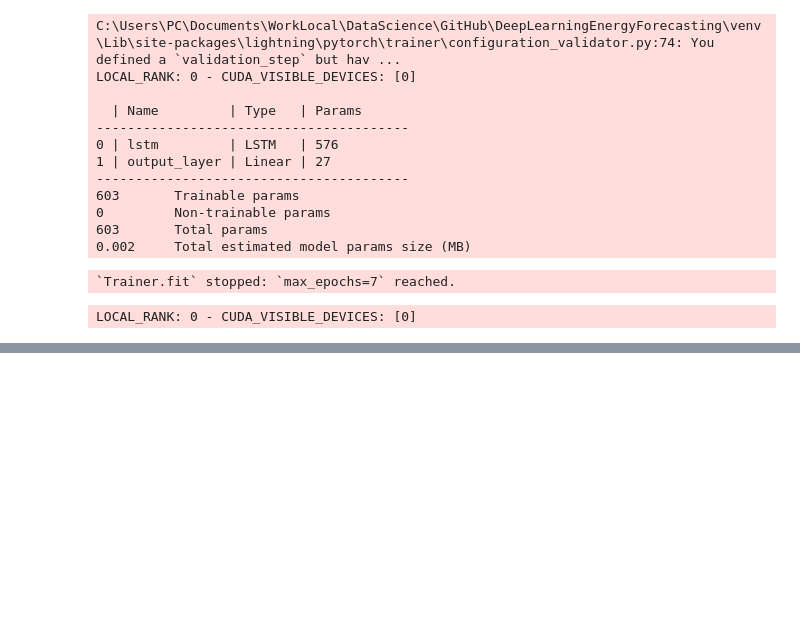
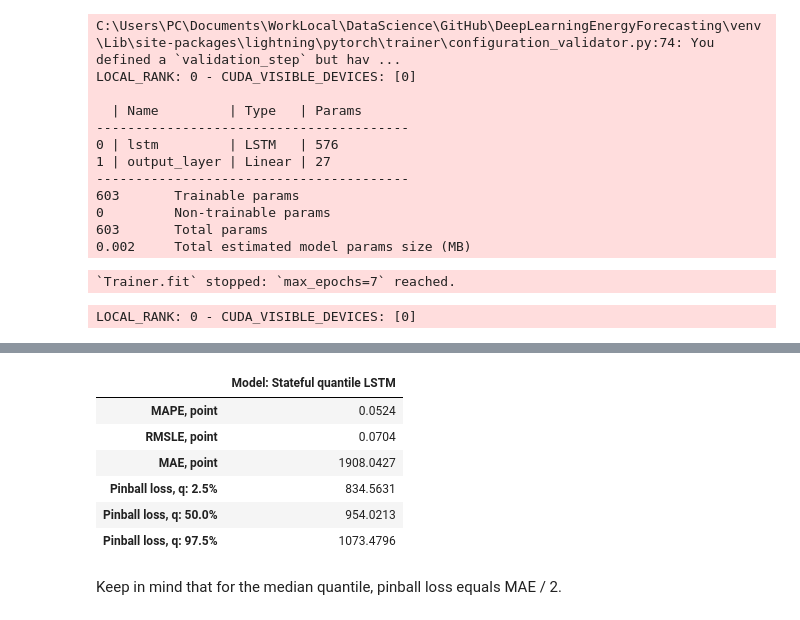
Before and after one commit to AhmetZamanis/DeepLearningEnergyForecasting, a Jupyter notebook: 3.1_QuantileLSTM.ipynb, the cells around one changed output, grey strips where cells are left out. Cells and saved outputs as stored; diff of their text form; code cells hidden in the pictures; blank space fills up the shorter version.

```diff
--- a/3.1_QuantileLSTM.ipynb
+++ b/3.1_QuantileLSTM.ipynb
@@ -1017,2 +1041,29 @@ _ = plt.fill_between(
 # %%
-# Calculate performance metrics: MAE, RMSLE, MAPE
+# Calculate performance metrics: MAE, RMSLE, MAPE, pinball
+rounding = 4
+pd.DataFrame([
+    mape(df_test_output.consumption_MWh, df_preds.pred_point),
+    rmsle(df_test_output.consumption_MWh, df_preds.pred_point),
+    mae(df_test_output.consumption_MWh, df_preds.pred_point),
+    pinball(df_test_output.consumption_MWh, df_preds.pred_point, alpha = quantiles[0]),
+    pinball(df_test_output.consumption_MWh, df_preds.pred_point, alpha = quantiles[1]),
+    pinball(df_test_output.consumption_MWh, df_preds.pred_point, alpha = quantiles[-1])
+], columns = ["Model: Stateful quantile LSTM"],
+index = [
+    "MAPE, point",
+    "RMSLE, point",
+    "MAE, point",
+    f"Pinball loss, q: {quantiles[0] * 100}%",
+    f"Pinball loss, q: {quantiles[1] * 100}%",
+    f"Pinball loss, q: {quantiles[-1] * 100}%"
+]).round(rounding)
+# %% [output]
+|  | Model: Stateful quantile LSTM |
+| MAPE, point | 0.0524 |
+| RMSLE, point | 0.0704 |
+| MAE, point | 1908.0427 |
+| Pinball loss, q: 2.5% | 834.5631 |
+| Pinball loss, q: 50.0% | 954.0213 |
+| Pinball loss, q: 97.5% | 1073.4796 |
+# %% [markdown]
+Keep in mind that for the median quantile, pinball loss equals MAE / 2.
```
Also changed, not shown: parts of 12 cells of this notebook.
